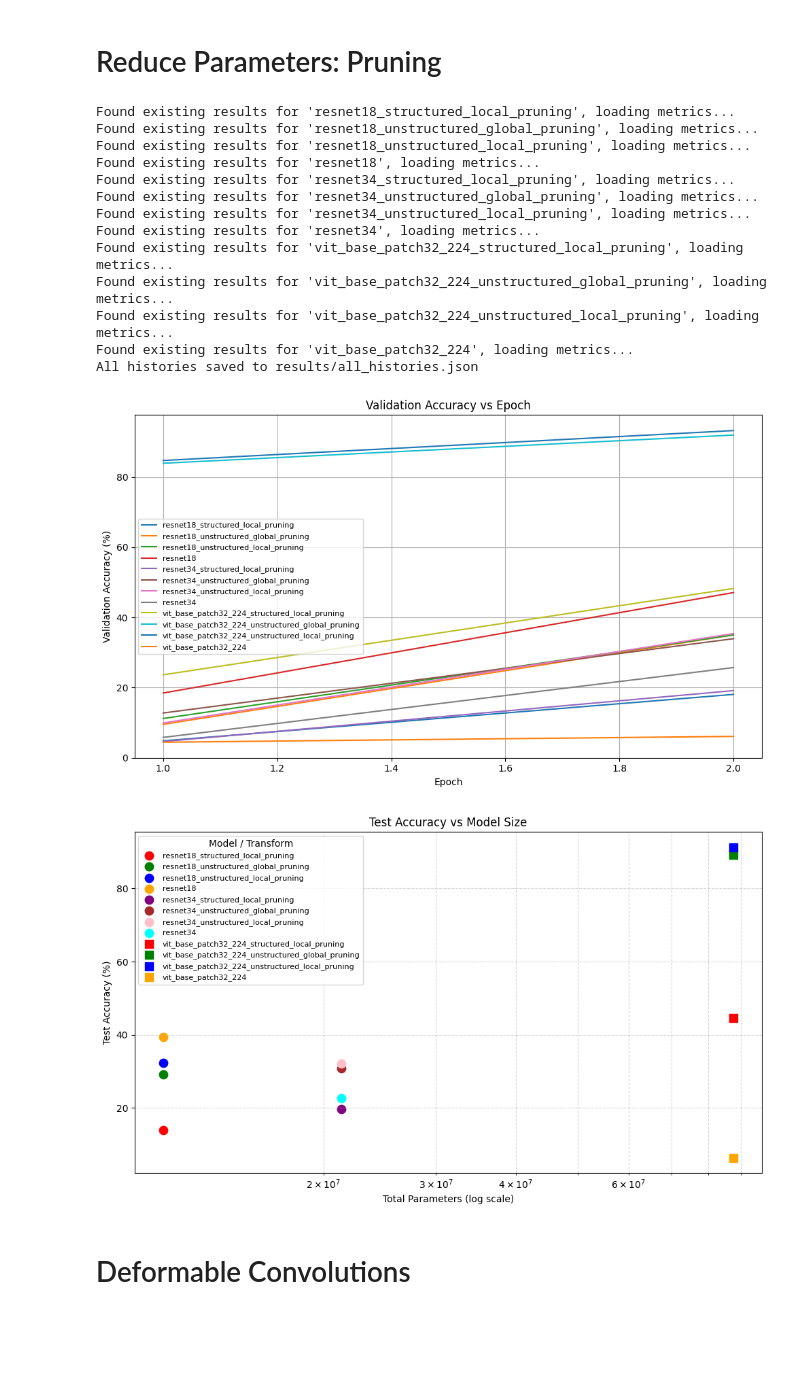
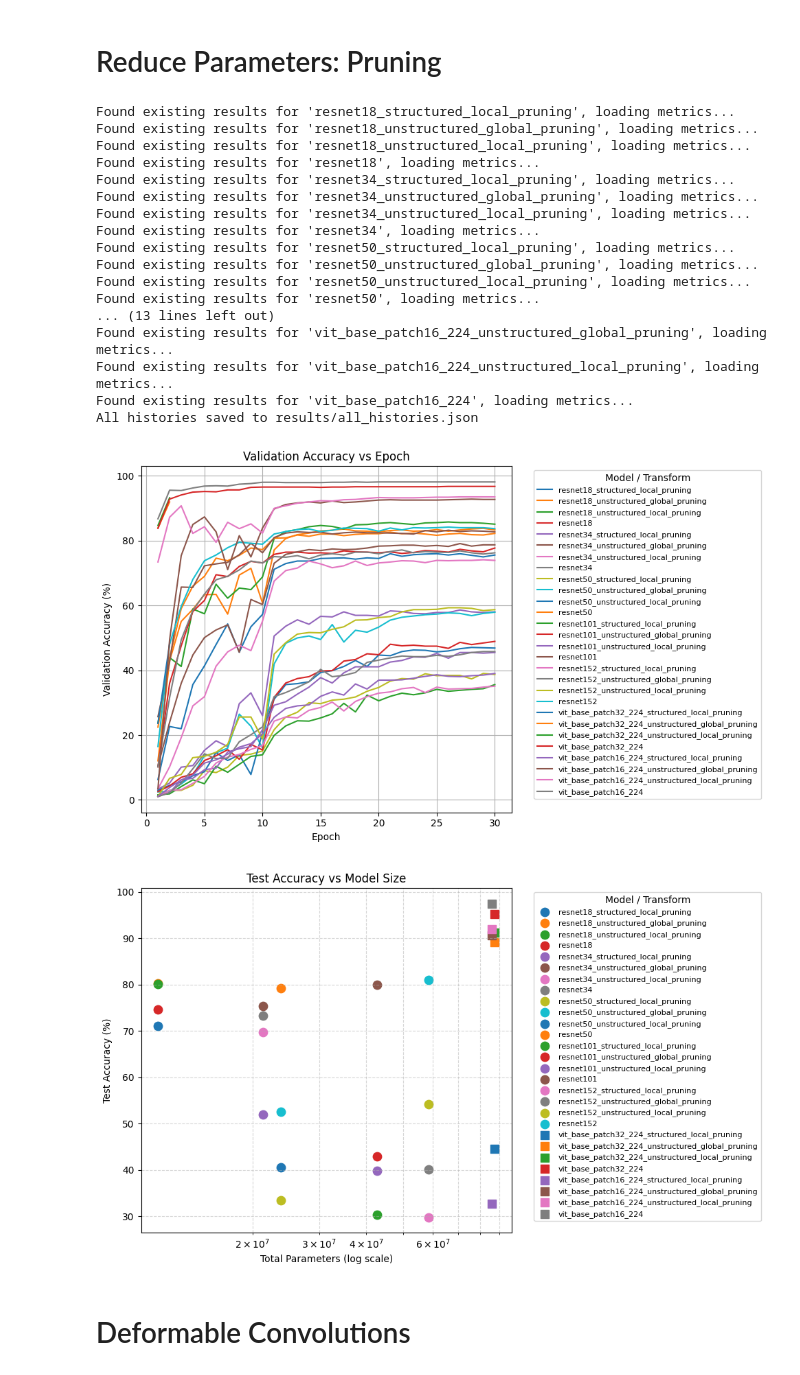
Before and after one commit to KyeYongChoo/SC4001-Deep-Learning, a Jupyter notebook: person_b_model_architecture/model_architecture.ipynb, the cells around one changed output. Saved outputs shown, nothing was run; the diff lists cells and outputs as text; code cells hidden in the pictures; blank space fills up the shorter version.

```diff
--- a/person_b_model_architecture/model_architecture.ipynb
+++ b/person_b_model_architecture/model_architecture.ipynb
@@ -342,9 +342,10 @@ class Mode(Enum):
 	FULL_OVERWRITE = auto()  # long epochs, overwrite results
 	FULL_SKIP = auto()  # long epochs, skip existing results
 	DEBUG_SKIP = auto()  # short epochs, skip existing results
+	LOAD_ONLY = auto() # skip all training, load existing only
 
 
-# TODO: Remember to run Mode.FULL_OVERWRITE then change default to FULL_SKIP before handing in!
+# TODO: Remember to run Mode.FULL_OVERWRITE then change default to LOAD_ONLY before handing in!
 def get_or_compute_model_results(
 	mode: Mode = Mode.DEBUG_SKIP,
 	model_names: Optional[list[str]] = None,
@@ -393,7 +394,8 @@ def get_or_compute_model_results(
 			model_names = model_names_default
 	else:
 		# User explicitly provided models; assume full results are desired
-		mode = Mode.FULL_SKIP
+		if not(mode in (Mode.FULL_OVERWRITE, Mode.FULL_SKIP)):
+			mode = Mode.FULL_SKIP
 
 	for model_name in model_names:
 		for model_transform in itertools.chain(model_transforms, (None,)):
@@ -418,6 +420,10 @@ def get_or_compute_model_results(
 				with open(metrics_path, "r") as f:
 					history = json.load(f)
 				histories[transformed_model_name] = history
+				continue
+
+			elif mode == Mode.LOAD_ONLY:
+				print(f"Performance for '{transformed_model_name}'not found. Skipping...")
 				continue
 
 			print(f"Computing performance for '{transformed_model_name}'...")
@@ -455,4 +461,4 @@ def get_or_compute_model_results(
 # # 	FULL_SKIP = auto()         # long epochs, skip existing results
 # # 	DEBUG_SKIP = auto()        # short epochs, skip existing results
 
-# histories = get_or_compute_model_results(Mode.DEBUG_OVERWRITE)
+histories = get_or_compute_model_results(Mode.FULL_OVERWRITE, model_names=model_names_debug)
@@ -486,7 +508,13 @@ def plot_model_histories(
 	plt.xlabel("Epoch")
 	plt.ylabel("Validation Accuracy (%)")
 	plt.title("Validation Accuracy vs Epoch")
-	plt.legend(fontsize=8)
+	# Move legend outside
+	plt.legend(
+		title="Model / Transform",
+		fontsize=8,
+		loc="upper left",            # anchor legend to top-left corner
+		bbox_to_anchor=(1.05, 1),    # shift legend box to the right
+	)
 	plt.grid(True)
 	plt.tight_layout()
 	plt.show()
@@ -495,7 +523,7 @@ def plot_model_histories(
 	groups = {"resnet": [], "vit": [], "other": []}
 	labels = {"resnet": [], "vit": [], "other": []}
 	markers = {"resnet": "o", "vit": "s", "other": "^"}  # same marker per family
-	colors_list = ["red", "green", "blue", "orange", "purple", "brown", "pink", "cyan"]  # for different transforms
+	colors_list = plt.rcParams["axes.prop_cycle"].by_key()["color"]
 
 	plt.figure(figsize=(10, 6))
 
@@ -524,7 +552,15 @@ def plot_model_histories(
 	plt.xlabel("Total Parameters (log scale)")
 	plt.ylabel("Test Accuracy (%)")
 	plt.title("Test Accuracy vs Model Size")
-	plt.legend(title="Model / Transform", fontsize=8)
+
+	# Move legend outside
+	plt.legend(
+		title="Model / Transform",
+		fontsize=8,
+		loc="upper left",            # anchor legend to top-left corner
+		bbox_to_anchor=(1.05, 1),    # shift legend box to the right
+	)
+
 	plt.grid(True, which="both", ls="--", alpha=0.5)
 	plt.tight_layout()
 	plt.show()
@@ -637,25 +657,30 @@ unstructured_global_pruning = make_named_partial(pruning, name="unstructured_glo
 unstructured_local_pruning = make_named_partial(pruning, name="unstructured_local_pruning",  structured=False, global_prune=False, amount=0.3)
 # %%
 histories = get_or_compute_model_results(
+    mode = Mode.FULL_SKIP,
 	model_transforms=[structured_local_pruning, unstructured_global_pruning, unstructured_local_pruning]
 )
 plot_model_histories(histories)
 # %% [output]
 Found existing results for 'resnet18_structured_local_pruning', loading metrics...
 Found existing results for 'resnet18_unstructured_global_pruning', loading metrics...
 Found existing results for 'resnet18_unstructured_local_pruning', loading metrics...
 Found existing results for 'resnet18', loading metrics...
 Found existing results for 'resnet34_structured_local_pruning', loading metrics...
 Found existing results for 'resnet34_unstructured_global_pruning', loading metrics...
 Found existing results for 'resnet34_unstructured_local_pruning', loading metrics...
 Found existing results for 'resnet34', loading metrics...
-Found existing results for 'vit_base_patch32_224_structured_local_pruning', loading metrics...
-Found existing results for 'vit_base_patch32_224_unstructured_global_pruning', loading metrics...
-Found existing results for 'vit_base_patch32_224_unstructured_local_pruning', loading metrics...
-Found existing results for 'vit_base_patch32_224', loading metrics...
+Found existing results for 'resnet50_structured_local_pruning', loading metrics...
+Found existing results for 'resnet50_unstructured_global_pruning', loading metrics...
+Found existing results for 'resnet50_unstructured_local_pruning', loading metrics...
+Found existing results for 'resnet50', loading metrics...
+... (13 lines left out)
+Found existing results for 'vit_base_patch16_224_unstructured_global_pruning', loading metrics...
+Found existing results for 'vit_base_patch16_224_unstructured_local_pruning', loading metrics...
+Found existing results for 'vit_base_patch16_224', loading metrics...
 All histories saved to results/all_histories.json
-[figure, old version]
+[figure, new version]
-[figure, old version]
+[figure, new version]
 # %% [markdown]
 # Deformable Convolutions
 # %%
```
Also changed, not shown: parts of 5 cells of this notebook.
